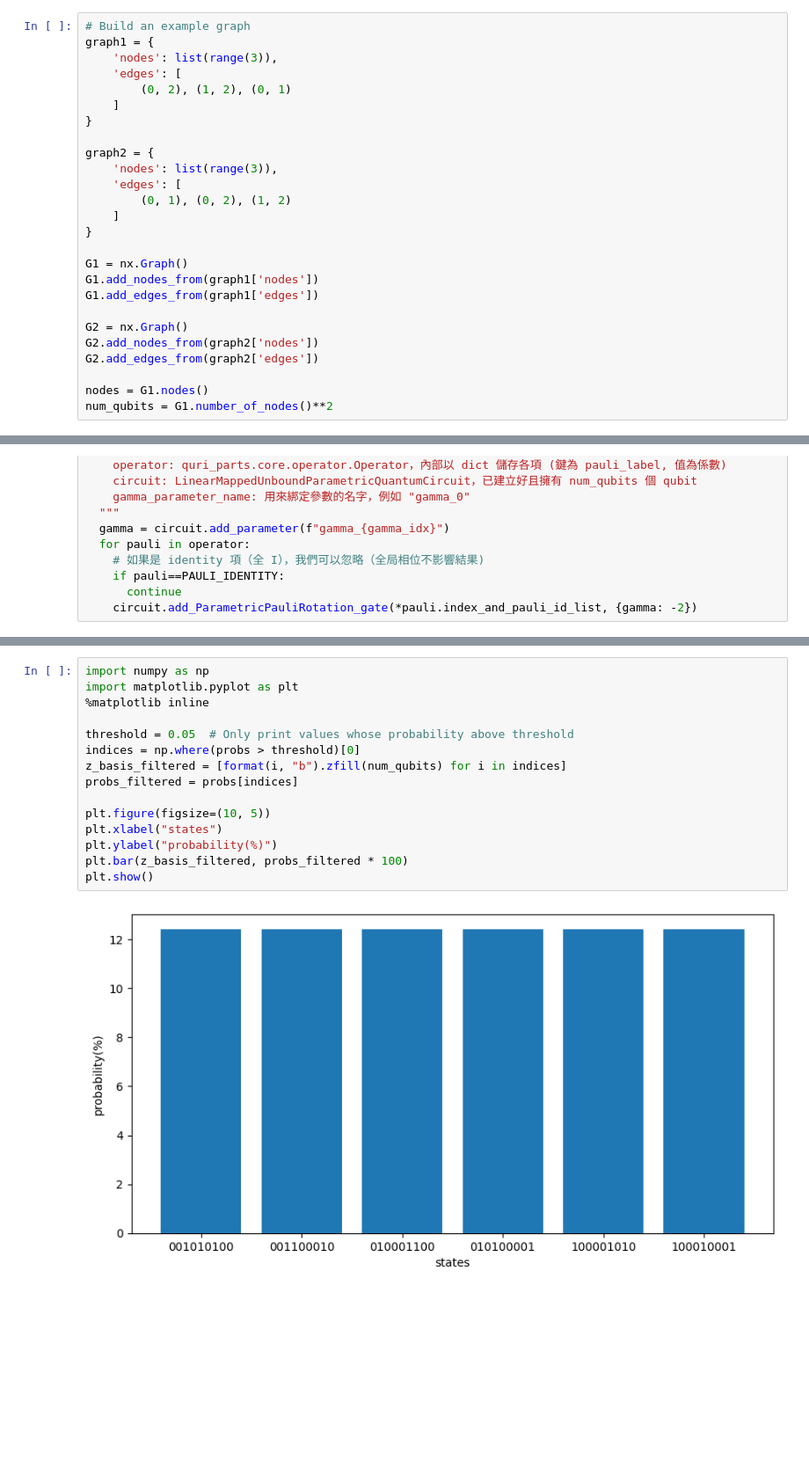
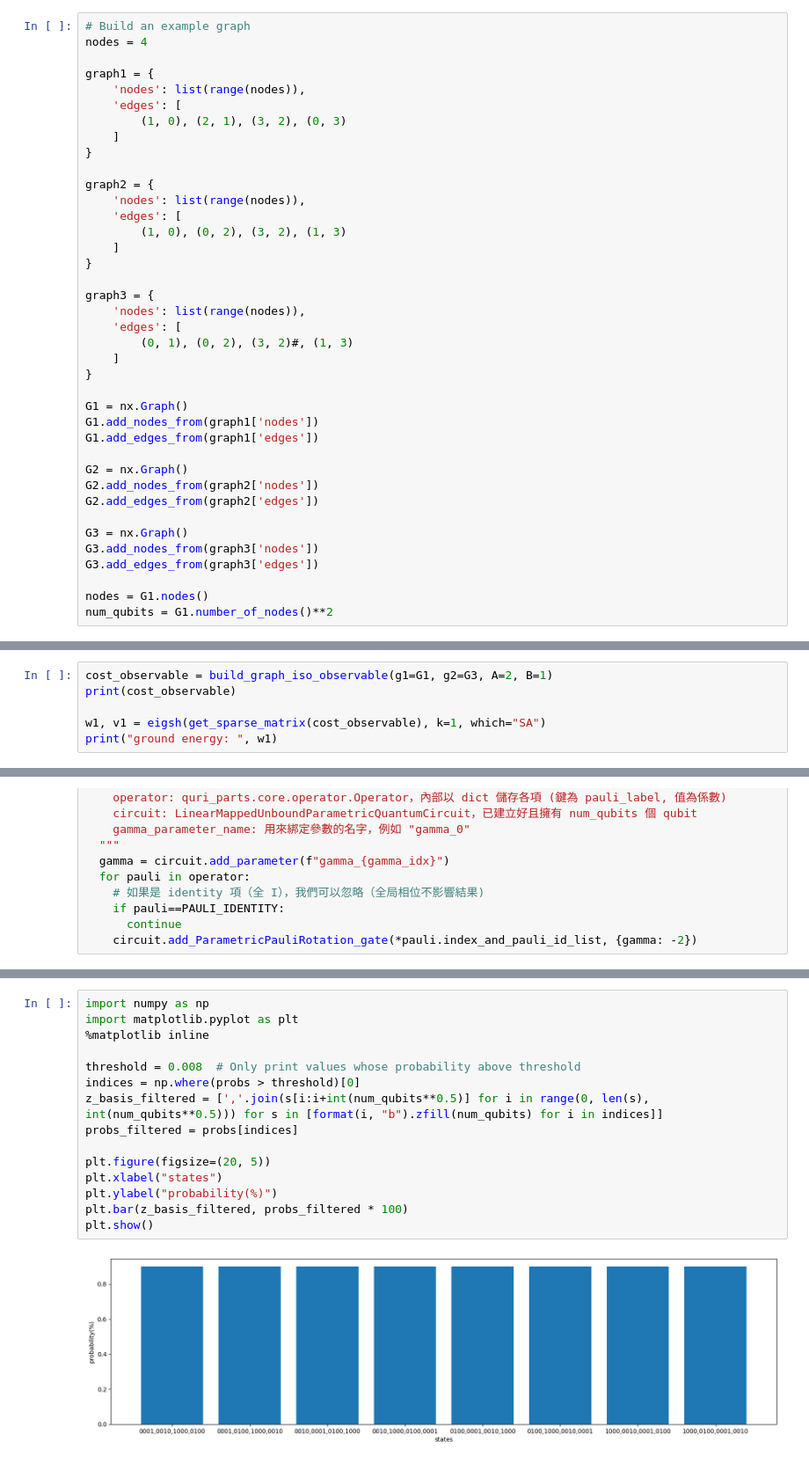
Before and after one commit to QunaSys/quri-sdk-notebooks, a Jupyter notebook: quri_sdk_notebooks/examples/0_quri-algo-vm/4_graph/2_graph_isomorphism/QAOA_qp_gi.ipynb, the cells around one changed output, grey strips where cells are left out. Shown: that part at 88% size. Drawn from its saved outputs; the diff is of its cells as text; blank space fills up the shorter version.

Commit message:
graph isomorphism test

```diff
--- a/quri_sdk_notebooks/examples/0_quri-algo-vm/4_graph/2_graph_isomorphism/QAOA_qp_gi.ipynb
+++ b/quri_sdk_notebooks/examples/0_quri-algo-vm/4_graph/2_graph_isomorphism/QAOA_qp_gi.ipynb
@@ -32,17 +32,26 @@ In other words, **G₁** and **G₂** are isomorphic if their adjacency structur
 ### Graph Isomorphism demo
 # %%
 # Build an example graph
+nodes = 4
+
 graph1 = {
-    'nodes': list(range(3)),
+    'nodes': list(range(nodes)),
     'edges': [
-        (0, 2), (1, 2), (0, 1)
+        (1, 0), (2, 1), (3, 2), (0, 3)
     ]
 }
 
 graph2 = {
-    'nodes': list(range(3)),
+    'nodes': list(range(nodes)),
     'edges': [
-        (0, 1), (0, 2), (1, 2)
+        (1, 0), (0, 2), (3, 2), (1, 3)
+    ]
+}
+
+graph3 = {
+    'nodes': list(range(nodes)),
+    'edges': [
+        (0, 1), (0, 2), (3, 2)#, (1, 3)
     ]
 }
 
@@ -54,6 +63,10 @@ G2 = nx.Graph()
 G2.add_nodes_from(graph2['nodes'])
 G2.add_edges_from(graph2['edges'])
 
+G3 = nx.Graph()
+G3.add_nodes_from(graph3['nodes'])
+G3.add_edges_from(graph3['edges'])
+
 nodes = G1.nodes()
 num_qubits = G1.number_of_nodes()**2
 # %%
@@ -239,0 +232,6 @@ cost_observable = build_graph_iso_observable(G1=G1, G2=G2, A=1, B=0)
+# %%
+cost_observable = build_graph_iso_observable(g1=G1, g2=G3, A=2, B=1)
+print(cost_observable)
+
+w1, v1 = eigsh(get_sparse_matrix(cost_observable), k=1, which="SA")
+print("ground energy: ", w1)
@@ -345,17 +336,17 @@ print(probs*100)
 # %%
 import numpy as np
 import matplotlib.pyplot as plt
 %matplotlib inline
 
-threshold = 0.05  # Only print values whose probability above threshold
+threshold = 0.008  # Only print values whose probability above threshold
 indices = np.where(probs > threshold)[0]
-z_basis_filtered = [format(i, "b").zfill(num_qubits) for i in indices]
+z_basis_filtered = [','.join(s[i:i+int(num_qubits**0.5)] for i in range(0, len(s), int(num_qubits**0.5))) for s in [format(i, "b").zfill(num_qubits) for i in indices]]
 probs_filtered = probs[indices]
 
-plt.figure(figsize=(10, 5))
+plt.figure(figsize=(20, 5))
 plt.xlabel("states")
 plt.ylabel("probability(%)")
 plt.bar(z_basis_filtered, probs_filtered * 100)
 plt.show()
 # %% [output]
-[figure, old version]
+[figure, new version]
```
Also changed, not shown: parts of 12 cells of this notebook.
